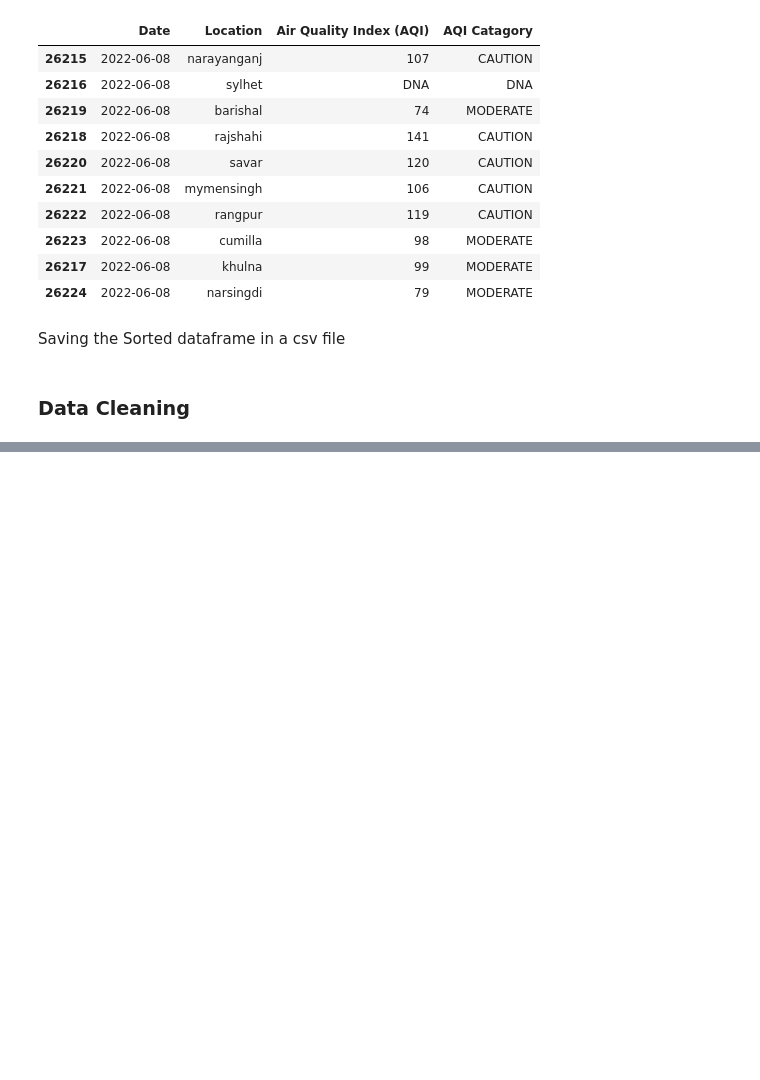
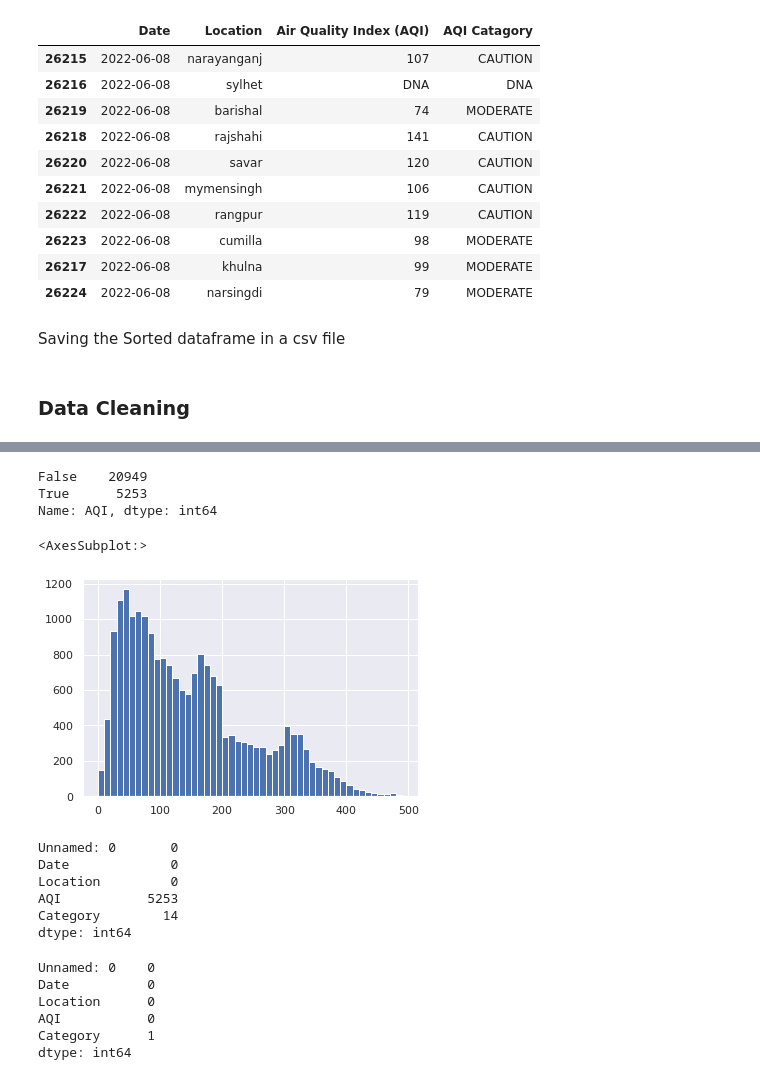
Before and after one commit to saditahmid/Case_AirPollution, a Jupyter notebook: Case_Data_Preprocessing.ipynb, the cells around one changed output, grey strips where cells are left out. Saved outputs shown, nothing was run; the diff lists cells and outputs as text; code cells hidden in the pictures; blank space fills up the shorter version.

Commit message:
add visualizations

```diff
--- a/Case_Data_Preprocessing.ipynb
+++ b/Case_Data_Preprocessing.ipynb
@@ -331,0 +338,2 @@ df1
+# %%
+sns.set(rc={'figure.figsize':(15, 8)})
@@ -331,0 +357,6 @@ df1
+# %%
+df1['AQI'].isnull().value_counts()
+# %% [output]
+False    20949
+True      5253
+Name: AQI, dtype: int64
@@ -331,0 +365,24 @@ df1
+# %%
+df1.dropna()['AQI'].hist(bins=range(0,500,10))
+# %% [output]
+<AxesSubplot:>
+[figure, added]
+# %%
+df1.isnull().sum()
+# %% [output]
+Unnamed: 0       0
+Date             0
+Location         0
+AQI           5253
+Category        14
+dtype: int64
+# %%
+df1.dropna(subset=['AQI'], inplace=True)
+df1.isnull().sum()
+# %% [output]
+Unnamed: 0    0
+Date          0
+Location      0
+AQI           0
+Category      1
+dtype: int64
```
Also changed, not shown: parts of 28 cells of this notebook, 2 other files.
